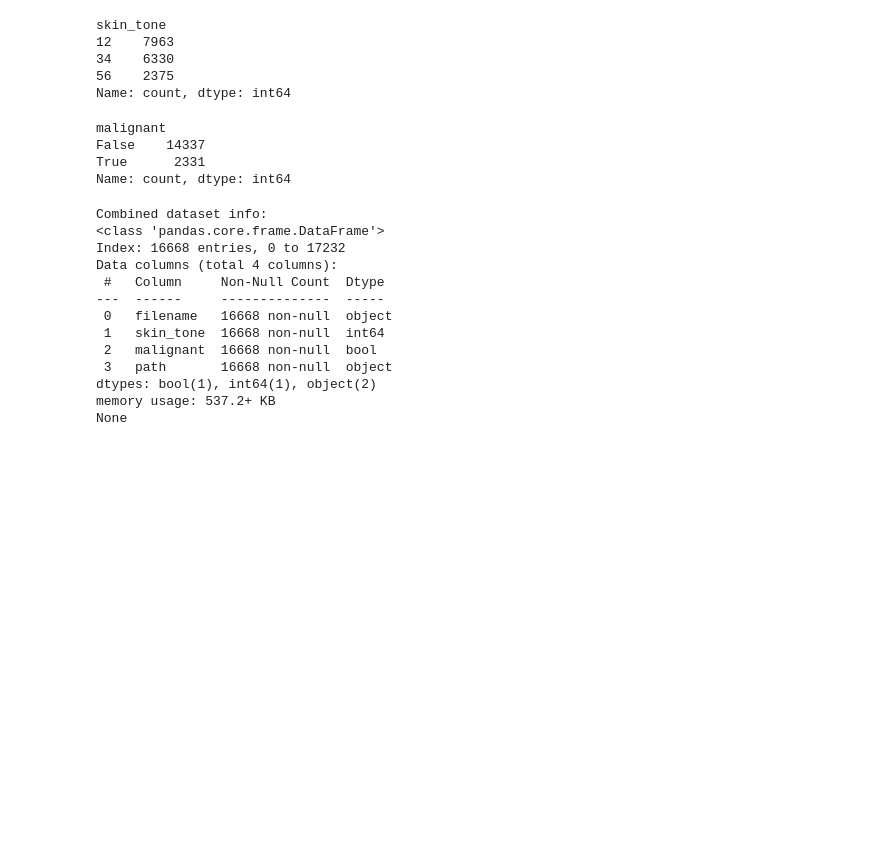
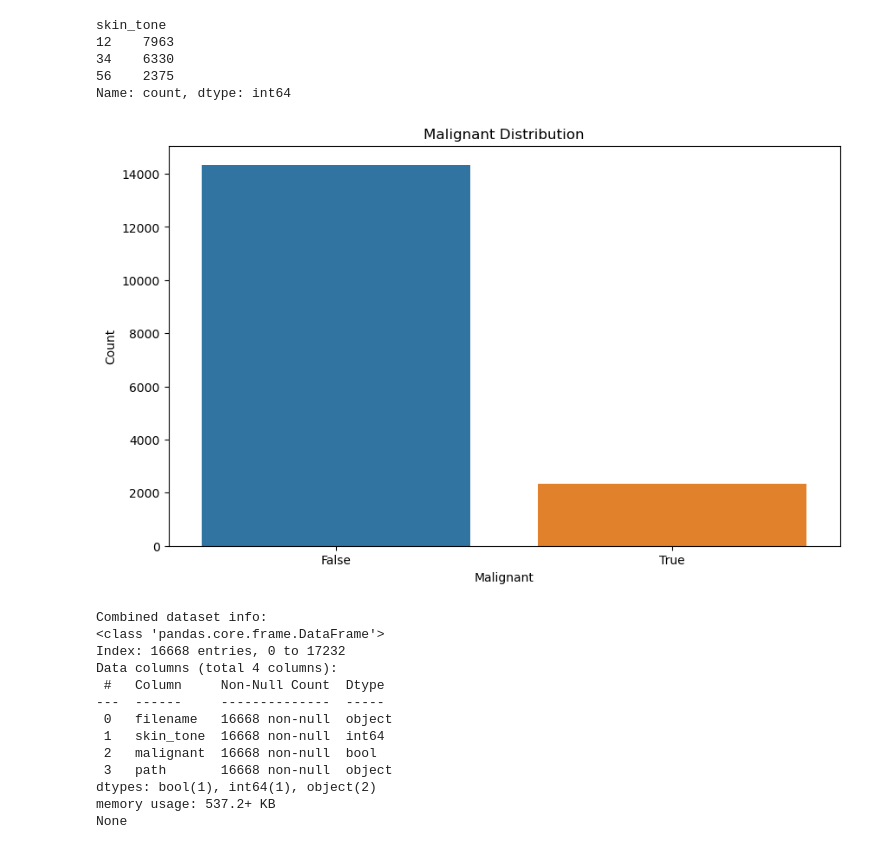
Before and after one commit to FrancescoRec/Dermachat, a Jupyter notebook: EDA/combined_EDA.ipynb, the cells around one changed output. Drawn from its saved outputs; the diff is of its cells as text; code cells hidden in the pictures; blank space fills up the shorter version.

```diff
--- a/EDA/combined_EDA.ipynb
+++ b/EDA/combined_EDA.ipynb
@@ -129,13 +129,18 @@ skin_tone
 34    6330
 56    2375
 Name: count, dtype: int64
-# %%
-df_merged['malignant'].value_counts()
-# %% [output]
-malignant
-False    14337
-True      2331
-Name: count, dtype: int64
+# %%
+diagnosis = df_merged['malignant'].value_counts()
+
+# Plotting the bar chart
+plt.figure(figsize=(10, 6))  # Adjust the figure size as needed
+sns.barplot(x=diagnosis.index, y=diagnosis.values)
+plt.title('Malignant Distribution')
+plt.xlabel('Malignant')
+plt.ylabel('Count')
+plt.show()
+# %% [output]
+[figure, added]
 # %%
 # Information about the new dataframe:
 print('Combined dataset info:')
```
Also changed, not shown: parts of 1 cell of this notebook, 1 other file.
